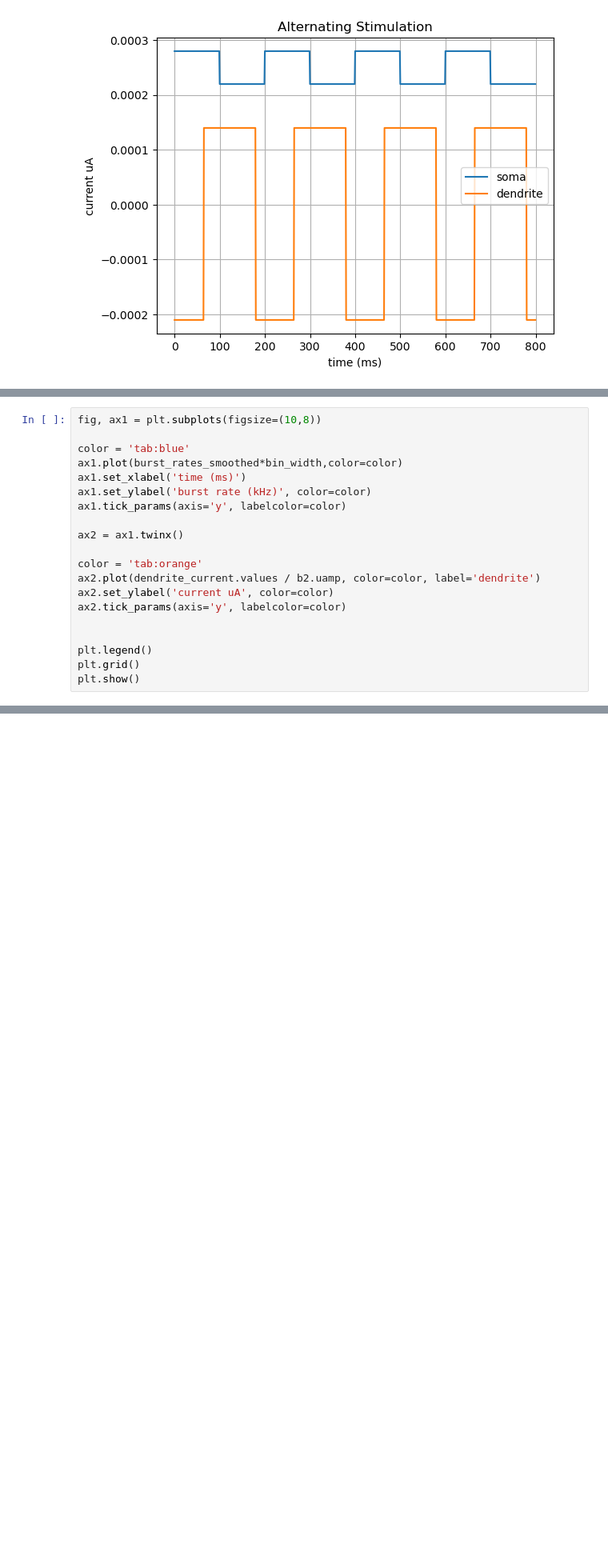
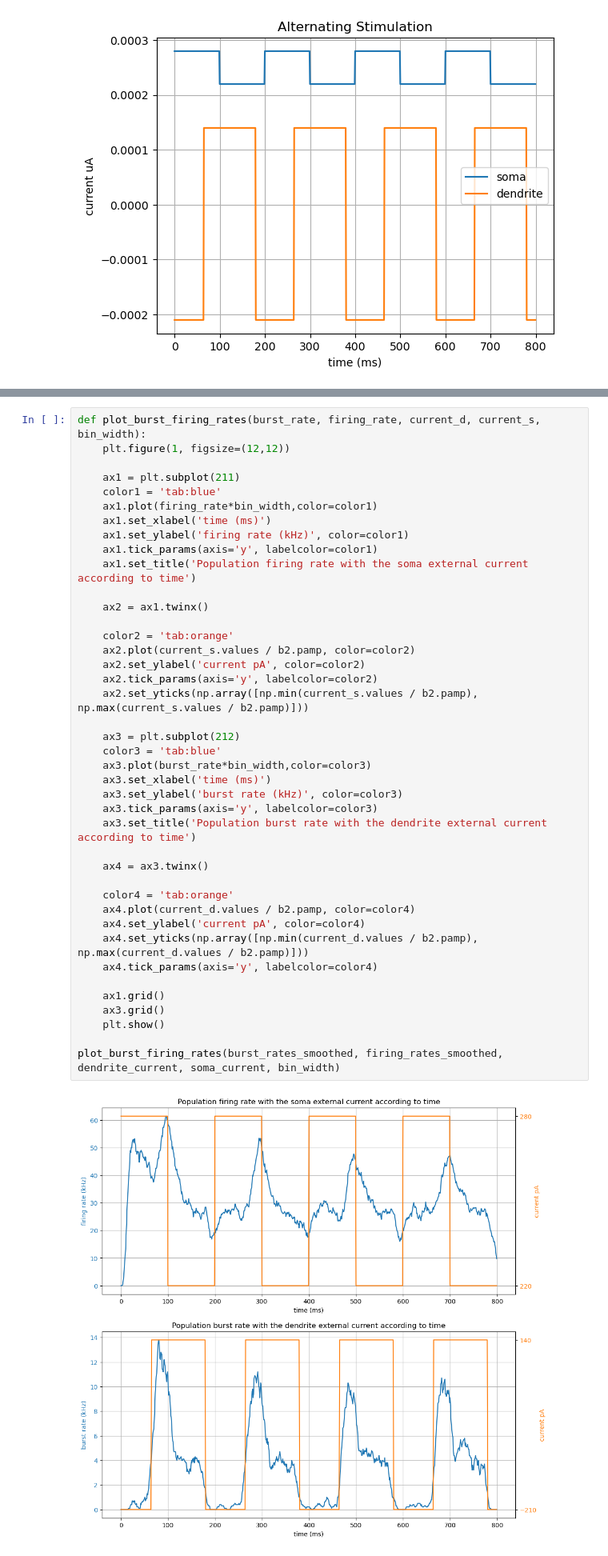
Before and after one commit to coco-2000/MP1, a Jupyter notebook: exercice3.ipynb, the cells around one changed output, grey strips where cells are left out. Shown at 80% size. Drawn from its saved outputs; the diff is of its cells as text; blank space fills up the shorter version.

```diff
--- a/exercice3.ipynb
+++ b/exercice3.ipynb
@@ -352,20 +346,0 @@ plt.show()
-# %%
-fig, ax1 = plt.subplots(figsize=(10,8))
-
-color = 'tab:blue'
-ax1.plot(burst_rates_smoothed*bin_width,color=color)
-ax1.set_xlabel('time (ms)')
-ax1.set_ylabel('burst rate (kHz)', color=color)
-ax1.tick_params(axis='y', labelcolor=color)
-
-ax2 = ax1.twinx()
-
-color = 'tab:orange'
-ax2.plot(dendrite_current.values / b2.uamp, color=color, label='dendrite')
-ax2.set_ylabel('current uA', color=color)
-ax2.tick_params(axis='y', labelcolor=color)
-
-
-plt.legend()
-plt.grid()
-plt.show()
@@ -423,3 +347,46 @@ for i in range(len(burst_time_interval)-1):
+# %%
+def plot_burst_firing_rates(burst_rate, firing_rate, current_d, current_s, bin_width):
+    plt.figure(1, figsize=(12,12))
+
+    ax1 = plt.subplot(211)
+    color1 = 'tab:blue'
+    ax1.plot(firing_rate*bin_width,color=color1)
+    ax1.set_xlabel('time (ms)')
+    ax1.set_ylabel('firing rate (kHz)', color=color1)
+    ax1.tick_params(axis='y', labelcolor=color1)
+    ax1.set_title('Population firing rate with the soma external current according to time')
+
+    ax2 = ax1.twinx()
+
+    color2 = 'tab:orange'
+    ax2.plot(current_s.values / b2.pamp, color=color2)
+    ax2.set_ylabel('current pA', color=color2)
+    ax2.tick_params(axis='y', labelcolor=color2)
+    ax2.set_yticks(np.array([np.min(current_s.values / b2.pamp), np.max(current_s.values / b2.pamp)]))
+
+    ax3 = plt.subplot(212)
+    color3 = 'tab:blue'
+    ax3.plot(burst_rate*bin_width,color=color3)
+    ax3.set_xlabel('time (ms)')
+    ax3.set_ylabel('burst rate (kHz)', color=color3)
+    ax3.tick_params(axis='y', labelcolor=color3)
+    ax3.set_title('Population burst rate with the dendrite external current according to time')
+
+    ax4 = ax3.twinx()
+
+    color4 = 'tab:orange'
+    ax4.plot(current_d.values / b2.pamp, color=color4)
+    ax4.set_ylabel('current pA', color=color4)
+    ax4.set_yticks(np.array([np.min(current_d.values / b2.pamp), np.max(current_d.values / b2.pamp)]))
+    ax4.tick_params(axis='y', labelcolor=color4)
+
+    ax1.grid()
+    ax3.grid()
+    plt.show()
+
+plot_burst_firing_rates(burst_rates_smoothed, firing_rates_smoothed, dendrite_current, soma_current, bin_width)
+# %% [output]
+[figure, added]
 # %%
 def get_alternate_current(t_start, t_end, unit_time,
                            first_amplitude, second_amplitude, first_duration, second_duration, frequency, phase_offset=0,
```
Also changed, not shown: parts of 13 cells of this notebook, 1 other file.
